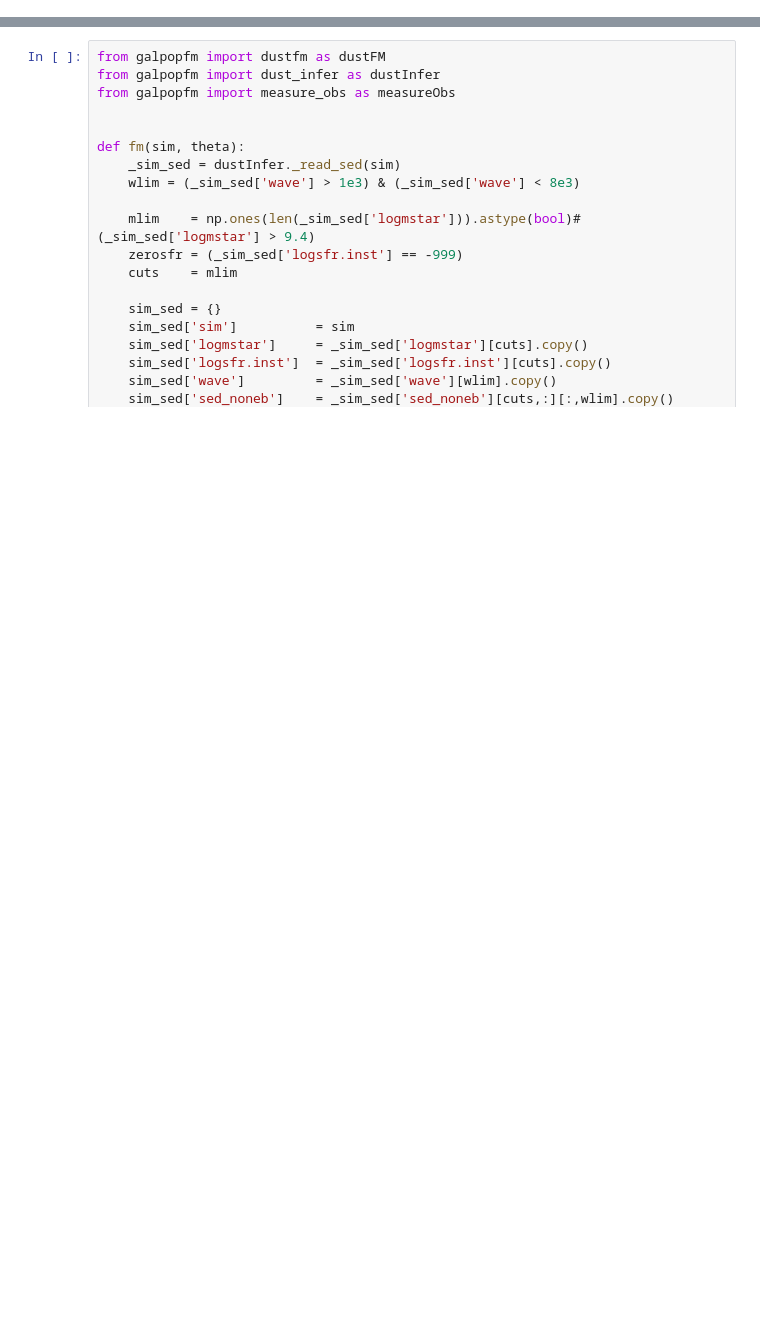
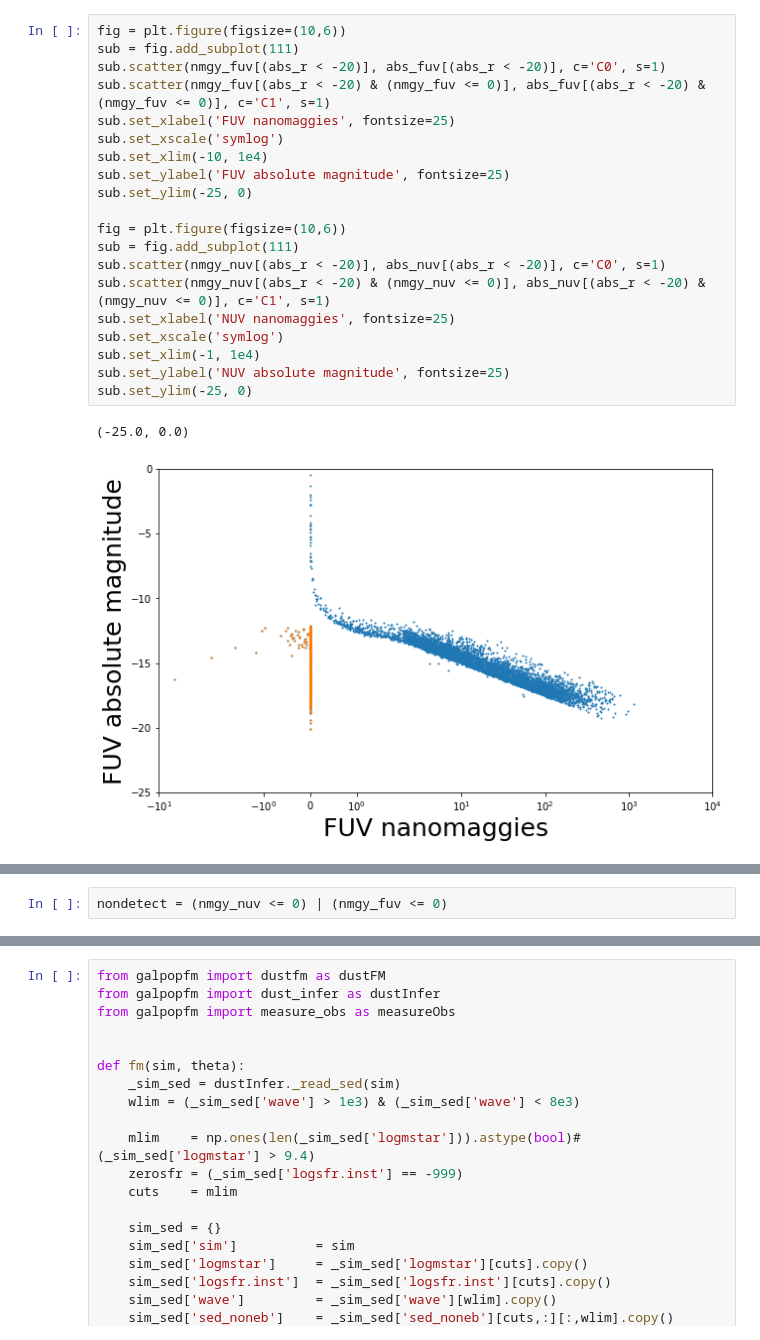
Before and after one commit to IQcollaboratory/galpopFM, a Jupyter notebook: nb/sdss_uv.ipynb, the cells around one changed output, grey strips where cells are left out. Saved outputs shown, nothing was run; the diff lists cells and outputs as text; blank space fills up the shorter version.

```diff
--- a/nb/sdss_uv.ipynb
+++ b/nb/sdss_uv.ipynb
@@ -42,0 +54,23 @@ Lets see how these UV nondetections propagate for k-corrected absolute magnitude
+# %%
+fig = plt.figure(figsize=(10,6))
+sub = fig.add_subplot(111)
+sub.scatter(nmgy_fuv[(abs_r < -20)], abs_fuv[(abs_r < -20)], c='C0', s=1)
+sub.scatter(nmgy_fuv[(abs_r < -20) & (nmgy_fuv <= 0)], abs_fuv[(abs_r < -20) & (nmgy_fuv <= 0)], c='C1', s=1)
+sub.set_xlabel('FUV nanomaggies', fontsize=25)
+sub.set_xscale('symlog')
+sub.set_xlim(-10, 1e4)
+sub.set_ylabel('FUV absolute magnitude', fontsize=25)
+sub.set_ylim(-25, 0)
+
+fig = plt.figure(figsize=(10,6))
+sub = fig.add_subplot(111)
+sub.scatter(nmgy_nuv[(abs_r < -20)], abs_nuv[(abs_r < -20)], c='C0', s=1)
+sub.scatter(nmgy_nuv[(abs_r < -20) & (nmgy_nuv <= 0)], abs_nuv[(abs_r < -20) & (nmgy_nuv <= 0)], c='C1', s=1)
+sub.set_xlabel('NUV nanomaggies', fontsize=25)
+sub.set_xscale('symlog')
+sub.set_xlim(-1, 1e4)
+sub.set_ylabel('NUV absolute magnitude', fontsize=25)
+sub.set_ylim(-25, 0)
+# %% [output]
+(-25.0, 0.0)
+[figure, added]
@@ -42,0 +78,2 @@ Lets see how these UV nondetections propagate for k-corrected absolute magnitude
+# %%
+nondetect = (nmgy_nuv <= 0) | (nmgy_fuv <= 0)
```
Also changed, not shown: parts of 34 cells of this notebook.
